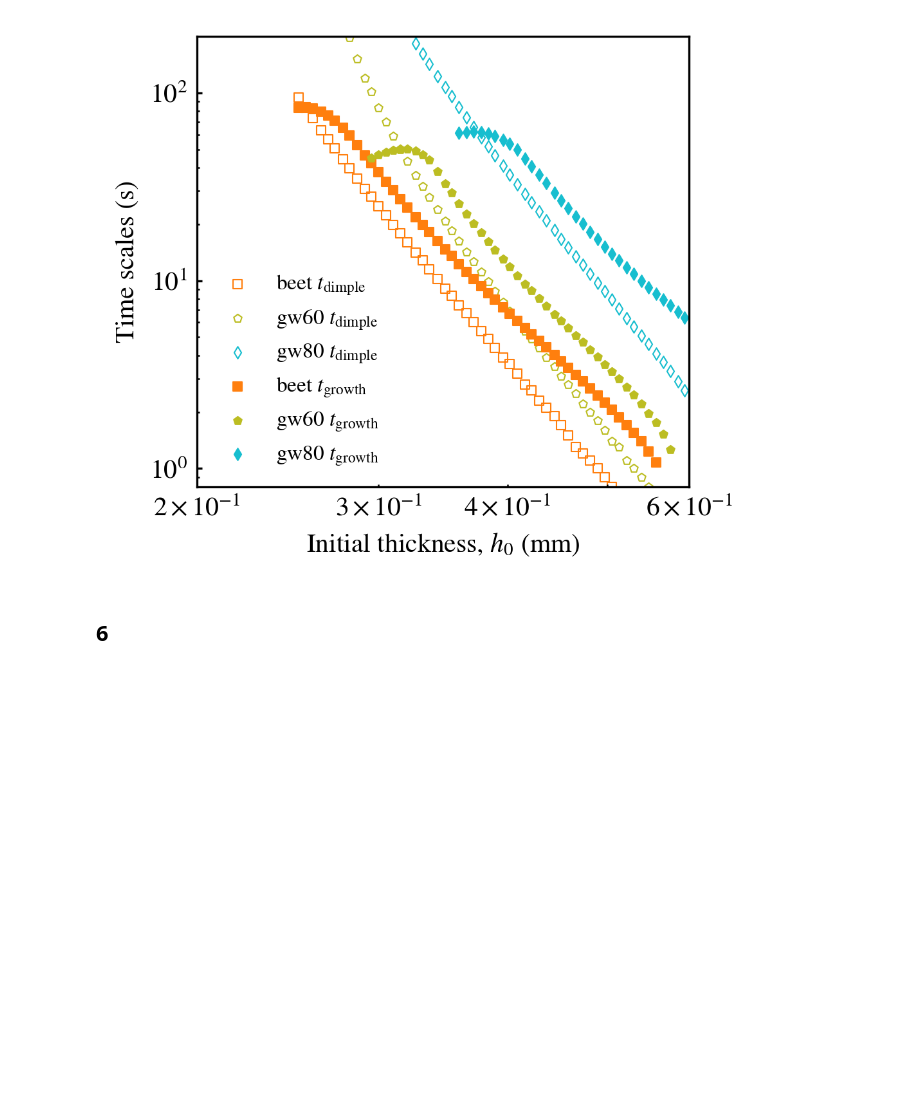
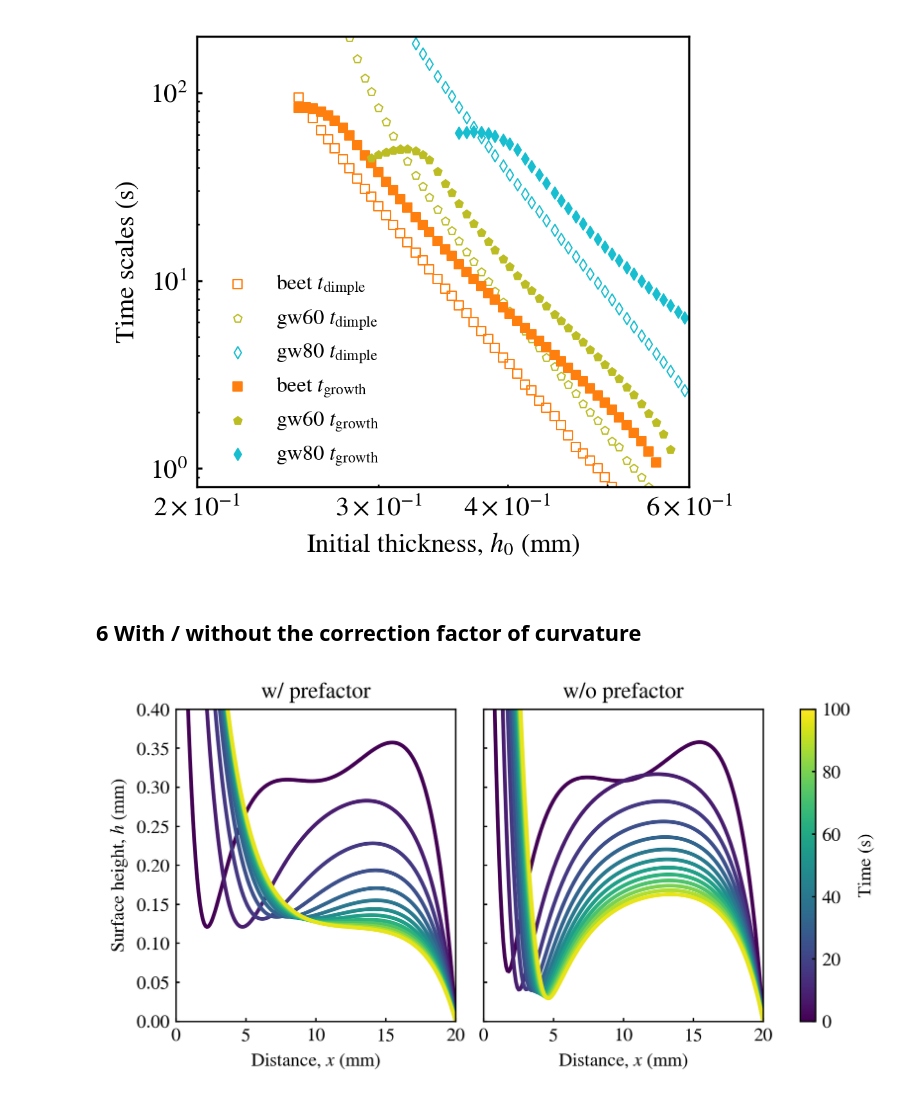
Before and after one commit to ZLoverty/WPM, a Jupyter notebook: Code/Response_to_reviewers.ipynb, the cells around one changed output. Saved outputs shown, nothing was run; the diff lists cells and outputs as text; code cells hidden in the pictures; blank space fills up the shorter version.

Commit message:
prefactor

```diff
--- a/Code/Response_to_reviewers.ipynb
+++ b/Code/Response_to_reviewers.ipynb
@@ -651,5 +651,38 @@ plt.tight_layout()
 fig.savefig("compare_sim_dimple_growth.svg")
 # %% [output]
 [figure]
-# %% [markdown]
-## 6
+# %% [markdown]
+## 6 With / without the correction factor of curvature
+# %%
+folder = r"G:\My Drive\Research projects\WPM\Data\Simulation\prefactor"
+w = pd.read_csv(os.path.join(folder, "w.csv")).set_index("x")
+wo = pd.read_csv(os.path.join(folder, "wo.csv")).set_index("x")
+# %%
+fig, ax = plt.subplots(1, 2, figsize=(7, 3), dpi=300, sharey=True, sharex=True, gridspec_kw={'wspace': 0.1})
+down_sample = 80
+cmap = plt.get_cmap("viridis")
+tmax = float(w.columns[-1])
+n_curves = w.shape[1]
+for i in range(2, n_curves-1, down_sample):
+    # read surface profile data for smoothing purpose
+    x, y = w.index, w.iloc[:, i].values
+    ax[0].plot(x, y, color=cmap(i/n_curves), lw=2)
+    x, y = wo.index, wo.iloc[:, i].values
+    ax[1].plot(x, y, color=cmap(i/n_curves), lw=2)
+
+
+ax[0].set_xlim([0, 20])
+ax[0].set_ylim([0, 0.4])
+ax[0].set_xlabel("Distance, $x$ (mm)")
+ax[0].set_ylabel("Surface height, $h$ (mm)")
+ax[1].set_xlabel("Distance, $x$ (mm)")
+
+ax[0].set_title("w/ prefactor")
+ax[1].set_title("w/o prefactor")
+# # add a colorbar
+sm = plt.cm.ScalarMappable(cmap=cmap, norm=plt.Normalize(vmin=0, vmax=100))
+plt.colorbar(sm, ax=ax, label="Time (s)")
+plt.tight_layout()
+fig.savefig("prefactor.svg")
+# %% [output]
+[figure, added]
```
